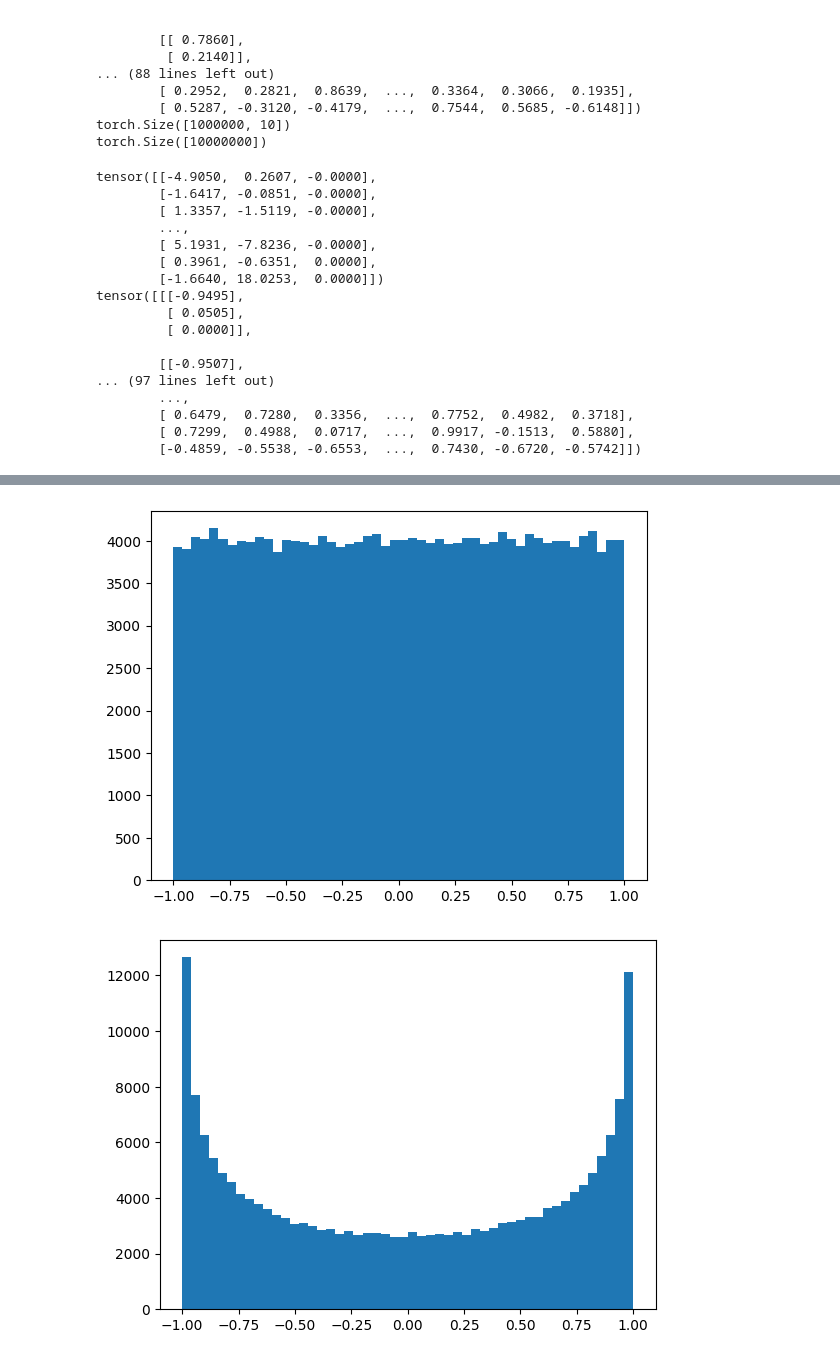
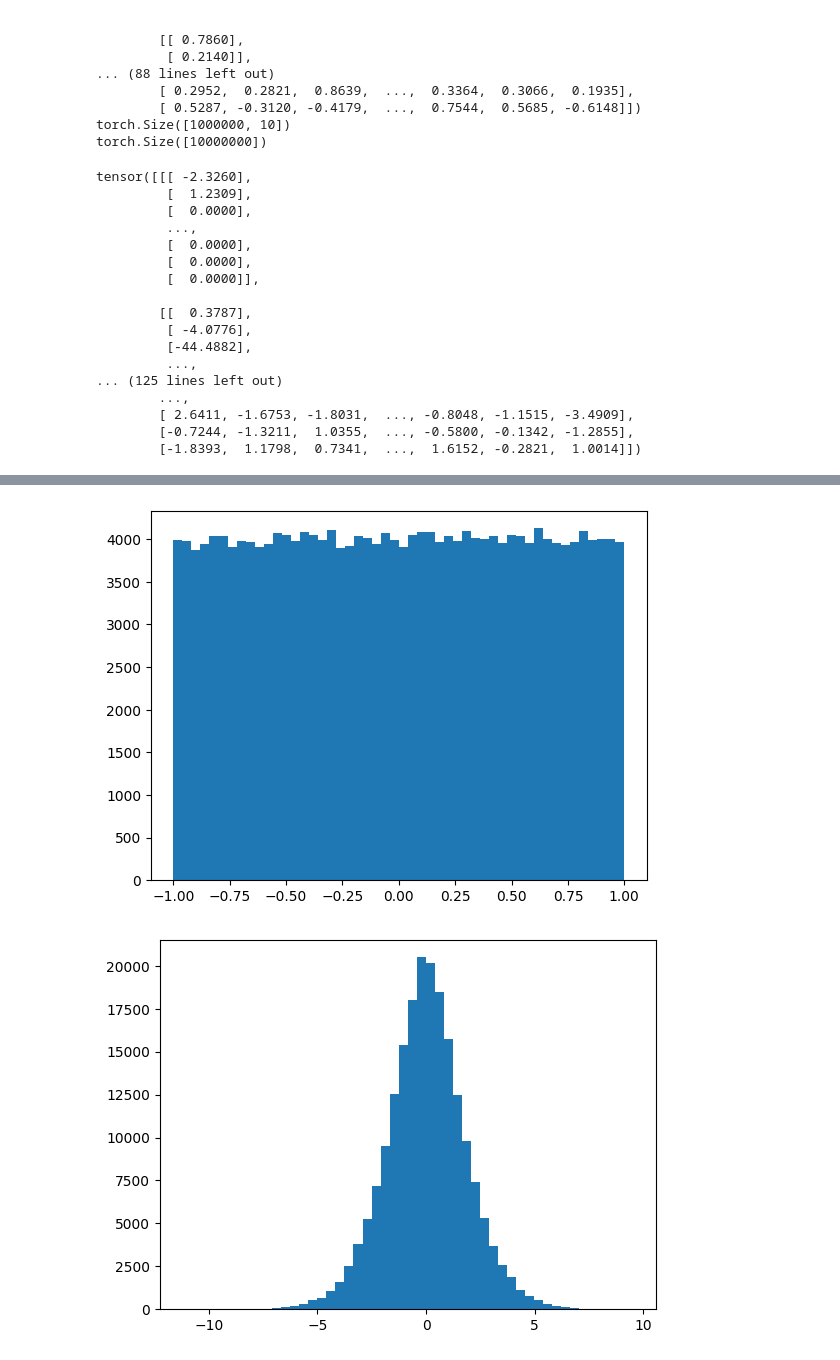
Before and after one commit to wilcoxsonm21/CS182Project, a Jupyter notebook: src/explore_polynomial_generation.ipynb, the cells around one changed output, grey strips where cells are left out. Cells and saved outputs as stored; diff of their text form; code cells hidden in the pictures.

```diff
--- a/src/explore_polynomial_generation.ipynb
+++ b/src/explore_polynomial_generation.ipynb
@@ -46,7 +46,7 @@ torch.Size([10000000])
 import numpy as np
 from tasks import get_task_sampler, ChebyshevKernelLinearRegression
 data =  data_sampler.sample_xs(20, 10000, 1)
-task = ChebyshevKernelLinearRegression(n_dims=1, batch_size=10000, basis_dim=2, different_degrees=True, lowest_degree=4, highest_degree=4)
+task = ChebyshevKernelLinearRegression(n_dims=1, batch_size=10000, basis_dim=11, different_degrees=True, lowest_degree=1, highest_degree=11)
 ys = task.evaluate(data).squeeze()
 ys = ys.reshape(-1)
 data = data.reshape(-1)
@@ -66,25 +66,24 @@ counts,xedges,yedges,img = ax.hist2d(data,ys, bins=[30,30])
 plt.xlabel("x")
 plt.ylabel("y")
 plt.title("Histogram of (x, y) values from 20 points from 1 Million Sampled Polynomials")
-plt.ylim([-1, 1])
 plt.xlim([-1, 1])
 plt.colorbar(img)
 plt.show()
 # %% [output]
-tensor([[-4.9050,  0.2607, -0.0000],
-        [-1.6417, -0.0851, -0.0000],
-        [ 1.3357, -1.5119, -0.0000],
+tensor([[[ -2.3260],
+         [  1.2309],
+         [  0.0000],
+         ...,
+         [  0.0000],
+         [  0.0000],
+         [  0.0000]],
+
+        [[  0.3787],
+         [ -4.0776],
+         [-44.4882],
+         ...,
+... (125 lines left out)
         ...,
-        [ 5.1931, -7.8236, -0.0000],
-        [ 0.3961, -0.6351,  0.0000],
-        [-1.6640, 18.0253,  0.0000]])
-tensor([[[-0.9495],
-         [ 0.0505],
-         [ 0.0000]],
-
-        [[-0.9507],
-... (97 lines left out)
-        ...,
-        [ 0.6479,  0.7280,  0.3356,  ...,  0.7752,  0.4982,  0.3718],
-        [ 0.7299,  0.4988,  0.0717,  ...,  0.9917, -0.1513,  0.5880],
-        [-0.4859, -0.5538, -0.6553,  ...,  0.7430, -0.6720, -0.5742]])
+        [ 2.6411, -1.6753, -1.8031,  ..., -0.8048, -1.1515, -3.4909],
+        [-0.7244, -1.3211,  1.0355,  ..., -0.5800, -0.1342, -1.2855],
+        [-1.8393,  1.1798,  0.7341,  ...,  1.6152, -0.2821,  1.0014]])
@@ -92,2 +91,2 @@ tensor([[[-0.9495],
-[figure, old version]
+[figure, new version]
-[figure, old version]
+[figure, new version]
```
Also changed, not shown: parts of 1 cell of this notebook, 2 other files.
